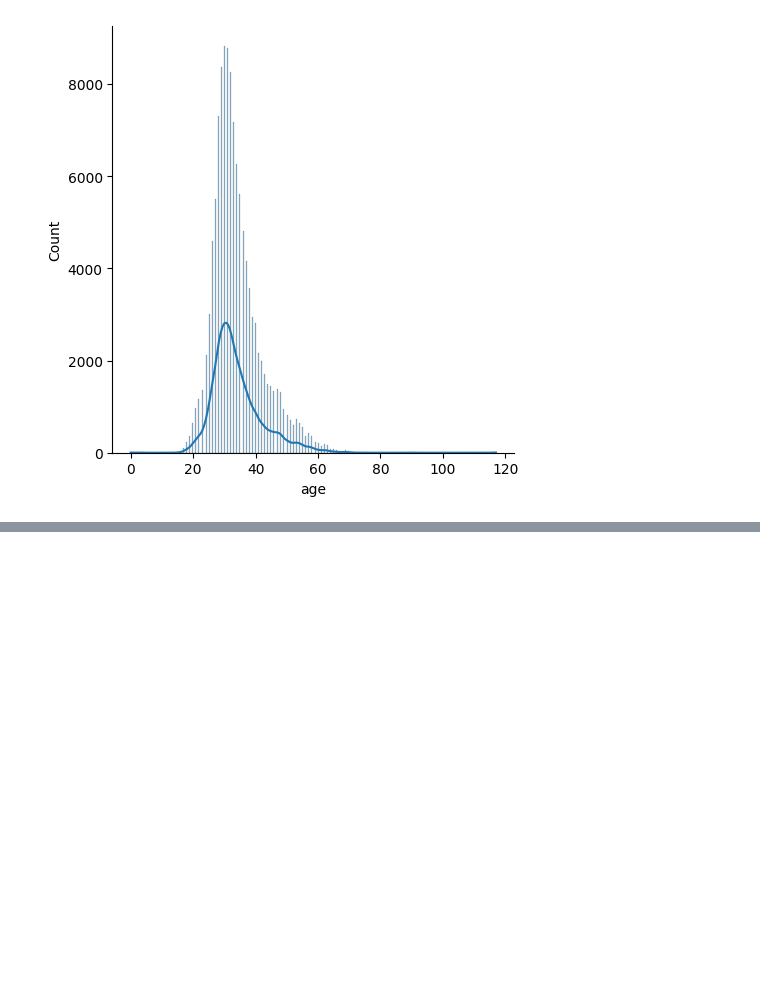
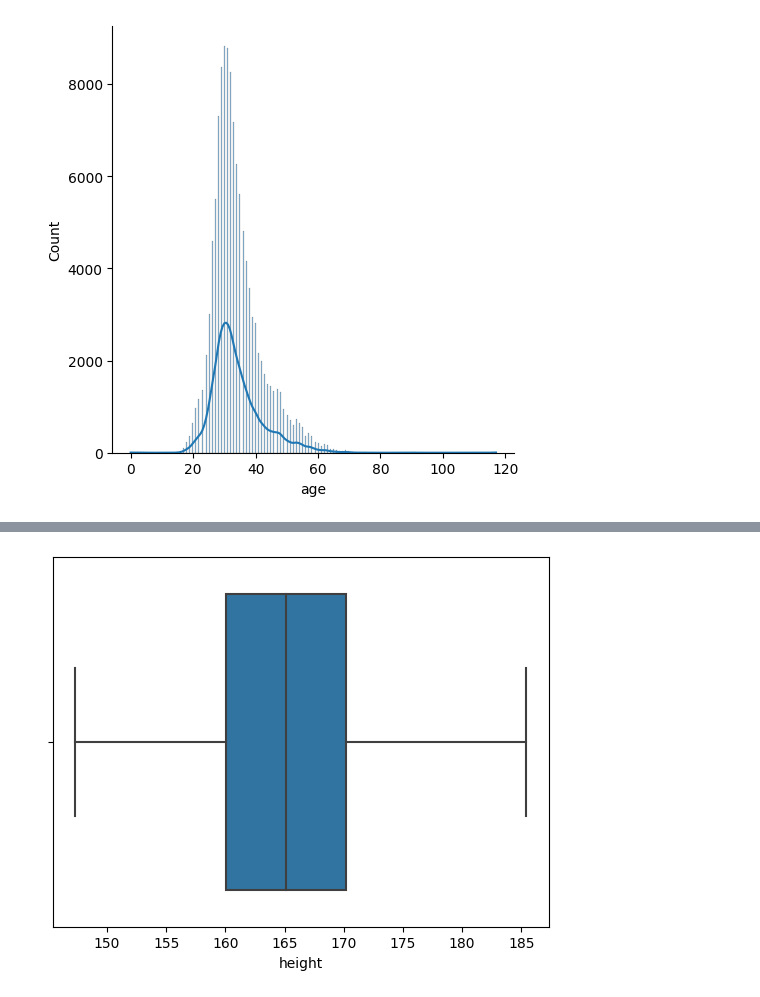
Before and after one commit to vanhuytran2610/BE-Fashion-PredictSize, a Jupyter notebook: predict-size.ipynb, the cells around one changed output, grey strips where cells are left out. Saved outputs shown, nothing was run; the diff lists cells and outputs as text; code cells hidden in the pictures; blank space fills up the shorter version.

```diff
--- a/predict-size.ipynb
+++ b/predict-size.ipynb
@@ -85,0 +223,5 @@ sns.displot(x=data_raw['height'], kde=True)
+# %%
+sns.boxplot(x=df_cleaned['height'])
+plt.show()
+# %% [output]
+[figure, added]
```
Also changed, not shown: parts of 26 cells of this notebook, 2 other files.
